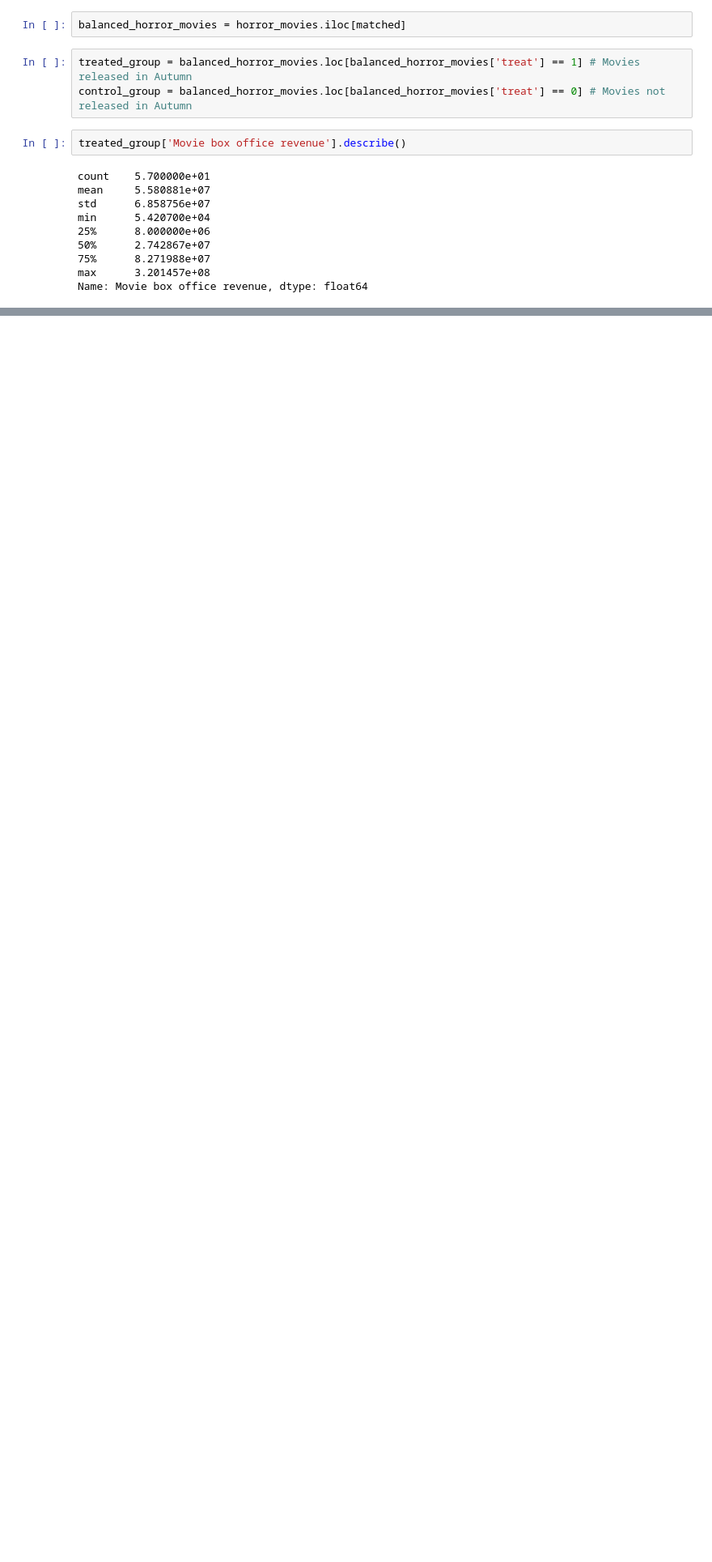
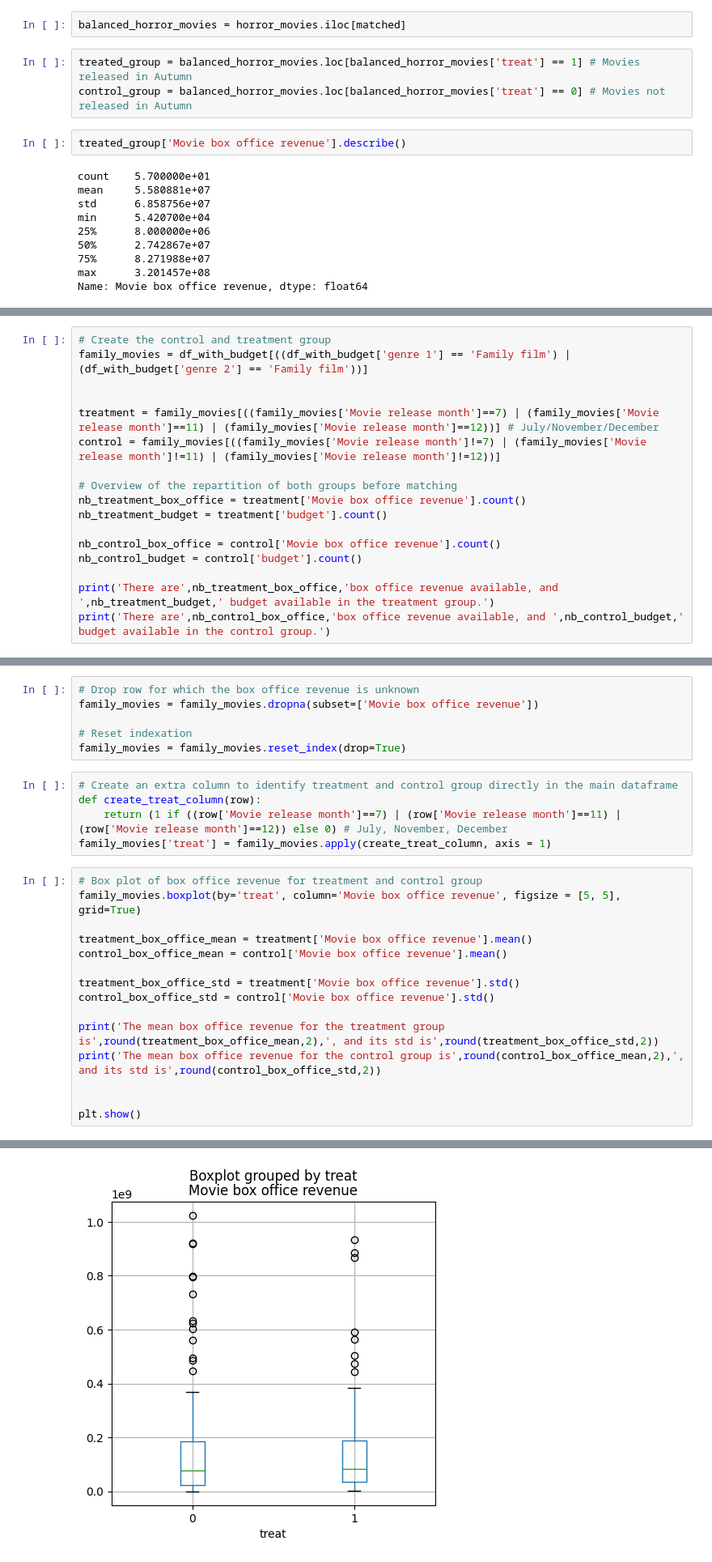
Before and after one commit to epfl-ada/ada-2023-project-dat4k, a Jupyter notebook: test_paired_matching.ipynb, the cells around one changed output, grey strips where cells are left out. Shown at 81% size. Saved outputs shown, nothing was run; the diff lists cells and outputs as text; blank space fills up the shorter version.

```diff
--- a/test_paired_matching.ipynb
+++ b/test_paired_matching.ipynb
@@ -745,0 +829,17 @@ Problems for paired matching
+# %%
+# Create the control and treatment group
+family_movies = df_with_budget[((df_with_budget['genre 1'] == 'Family film') | (df_with_budget['genre 2'] == 'Family film'))]
+
+
+treatment = family_movies[((family_movies['Movie release month']==7) | (family_movies['Movie release month']==11) | (family_movies['Movie release month']==12))] # July/November/December
+control = family_movies[((family_movies['Movie release month']!=7) | (family_movies['Movie release month']!=11) | (family_movies['Movie release month']!=12))]
+
+# Overview of the repartition of both groups before matching
+nb_treatment_box_office = treatment['Movie box office revenue'].count()
+nb_treatment_budget = treatment['budget'].count()
+
+nb_control_box_office = control['Movie box office revenue'].count()
+nb_control_budget = control['budget'].count()
+
+print('There are',nb_treatment_box_office,'box office revenue available, and ',nb_treatment_budget,' budget available in the treatment group.')
+print('There are',nb_control_box_office,'box office revenue available, and ',nb_control_budget,' budget available in the control group.')
@@ -745,0 +849,27 @@ Problems for paired matching
+# %%
+# Drop row for which the box office revenue is unknown
+family_movies = family_movies.dropna(subset=['Movie box office revenue'])
+
+# Reset indexation
+family_movies = family_movies.reset_index(drop=True)
+# %%
+# Create an extra column to identify treatment and control group directly in the main dataframe
+def create_treat_column(row):
+    return (1 if ((row['Movie release month']==7) | (row['Movie release month']==11) | (row['Movie release month']==12)) else 0) # July, November, December
+family_movies['treat'] = family_movies.apply(create_treat_column, axis = 1)
+# %%
+# Box plot of box office revenue for treatment and control group
+family_movies.boxplot(by='treat', column='Movie box office revenue', figsize = [5, 5], grid=True)
+
+treatment_box_office_mean = treatment['Movie box office revenue'].mean()
+control_box_office_mean = control['Movie box office revenue'].mean()
+
+treatment_box_office_std = treatment['Movie box office revenue'].std()
+control_box_office_std = control['Movie box office revenue'].std()
+
+print('The mean box office revenue for the treatment group is',round(treatment_box_office_mean,2),', and its std is',round(treatment_box_office_std,2))
+print('The mean box office revenue for the control group is',round(control_box_office_mean,2),', and its std is',round(control_box_office_std,2))
+
+
+plt.show()
+# %% [output]
@@ -745,0 +878 @@ Problems for paired matching
+[figure, added]
```
Also changed, not shown: parts of 42 cells of this notebook, 1 other file.
